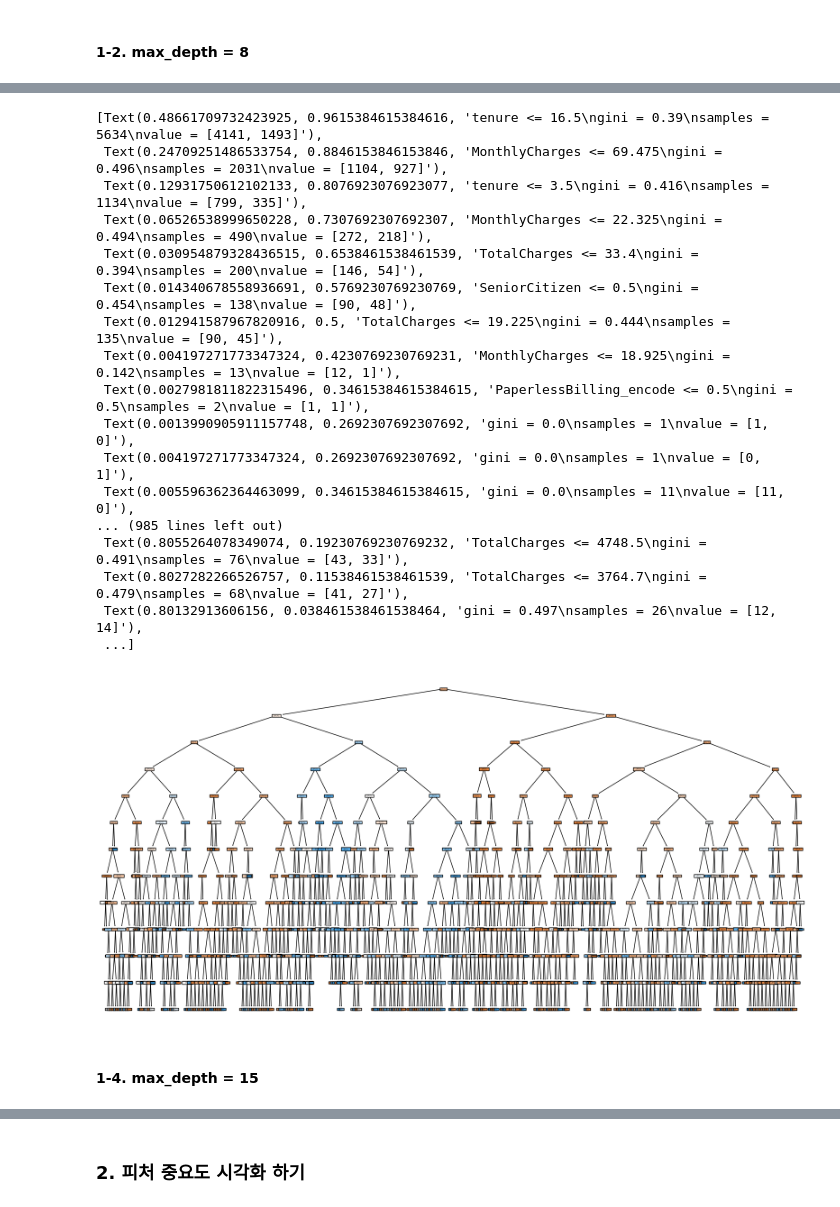
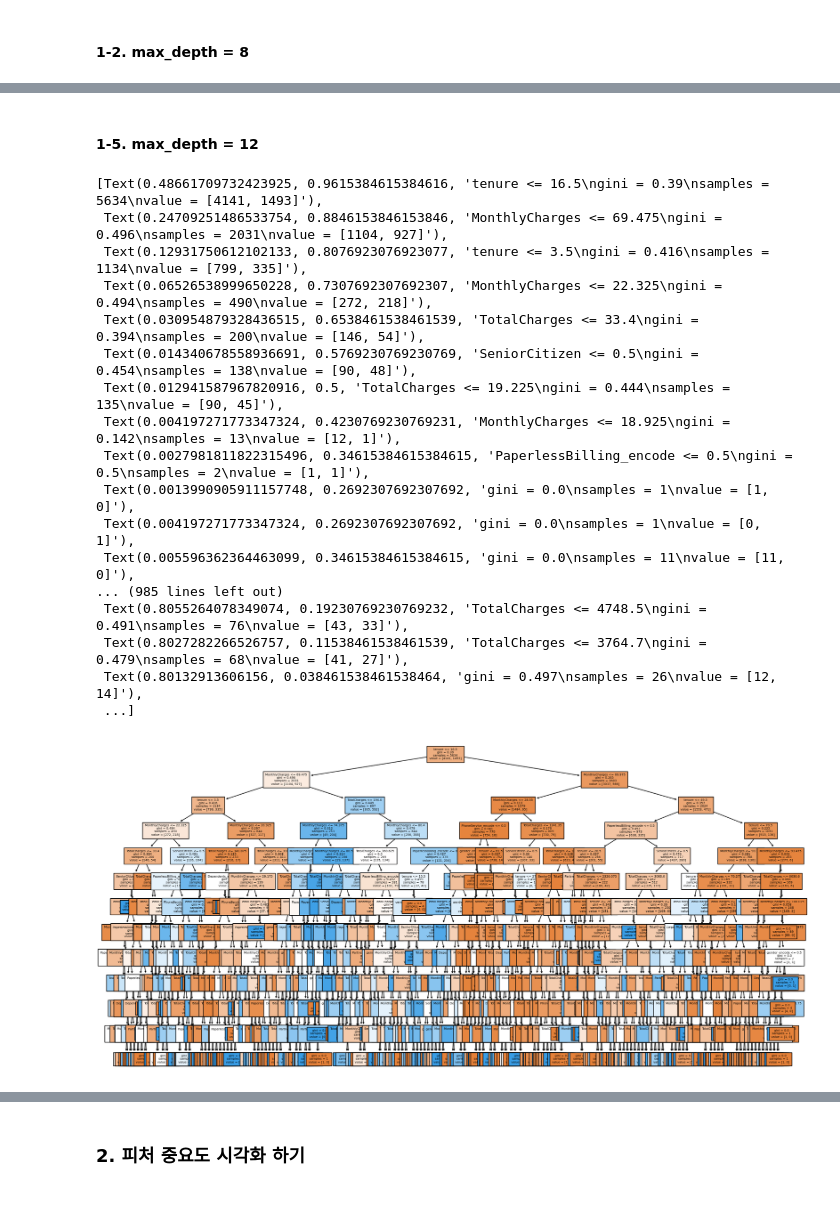
Before and after one commit to Minsoo0405/ML, a Jupyter notebook: Coaching_Study/code/1week_mission.ipynb, the cells around one changed output, grey strips where cells are left out. Drawn from its saved outputs; the diff is of its cells as text; code cells hidden in the pictures.

```diff
--- a/Coaching_Study/code/1week_mission.ipynb
+++ b/Coaching_Study/code/1week_mission.ipynb
@@ -8,7 +8,7 @@ import seaborn as sns
 # %% [markdown]
 ### 2. 데이터 불러오기
 # %%
-df = pd.read_csv('../data/WA_Fn-UseC_-Telco-Customer-Churn.csv')
+df = pd.read_csv('https://bit.ly/telco-csv"')
 print(df.shape)
 df.head(5)
 # %% [output]
@@ -331,0 +332,7 @@ array(['No', 'Yes', 'No', ..., 'No', 'No', 'No'], dtype=object)
+# %%
+model_9 = DecisionTreeClassifier(max_depth=9, random_state=64)
+
+model_9.fit(X_train, y_train)
+
+y_pred_9 = model_9.predict(X_test)
+y_pred_9
@@ -331,0 +343,7 @@ array(['No', 'Yes', 'No', ..., 'No', 'No', 'No'], dtype=object)
+# %%
+model_10 = DecisionTreeClassifier(max_depth=10, random_state=64)
+
+model_10.fit(X_train, y_train)
+
+y_pred_10 = model_10.predict(X_test)
+y_pred_10
@@ -428,28 +486,29 @@ plot_tree(model_8,
+# %% [markdown]
+#### 1-5. max_depth = 12
 # %%
 from sklearn.tree import plot_tree
 
 plt.figure(figsize=(20,10))
 plot_tree(model_12,
           feature_names=feature_names,
+          fontsize=5,
           filled=True)
 # %% [output]
 [Text(0.48661709732423925, 0.9615384615384616, 'tenure <= 16.5\ngini = 0.39\nsamples = 5634\nvalue = [4141, 1493]'),
  Text(0.24709251486533754, 0.8846153846153846, 'MonthlyCharges <= 69.475\ngini = 0.496\nsamples = 2031\nvalue = [1104, 927]'),
  Text(0.12931750612102133, 0.8076923076923077, 'tenure <= 3.5\ngini = 0.416\nsamples = 1134\nvalue = [799, 335]'),
  Text(0.06526538999650228, 0.7307692307692307, 'MonthlyCharges <= 22.325\ngini = 0.494\nsamples = 490\nvalue = [272, 218]'),
  Text(0.030954879328436515, 0.6538461538461539, 'TotalCharges <= 33.4\ngini = 0.394\nsamples = 200\nvalue = [146, 54]'),
  Text(0.014340678558936691, 0.5769230769230769, 'SeniorCitizen <= 0.5\ngini = 0.454\nsamples = 138\nvalue = [90, 48]'),
  Text(0.012941587967820916, 0.5, 'TotalCharges <= 19.225\ngini = 0.444\nsamples = 135\nvalue = [90, 45]'),
  Text(0.004197271773347324, 0.4230769230769231, 'MonthlyCharges <= 18.925\ngini = 0.142\nsamples = 13\nvalue = [12, 1]'),
  Text(0.0027981811822315496, 0.34615384615384615, 'PaperlessBilling_encode <= 0.5\ngini = 0.5\nsamples = 2\nvalue = [1, 1]'),
  Text(0.0013990905911157748, 0.2692307692307692, 'gini = 0.0\nsamples = 1\nvalue = [1, 0]'),
  Text(0.004197271773347324, 0.2692307692307692, 'gini = 0.0\nsamples = 1\nvalue = [0, 1]'),
  Text(0.005596362364463099, 0.34615384615384615, 'gini = 0.0\nsamples = 11\nvalue = [11, 0]'),
 ... (985 lines left out)
  Text(0.8055264078349074, 0.19230769230769232, 'TotalCharges <= 4748.5\ngini = 0.491\nsamples = 76\nvalue = [43, 33]'),
  Text(0.8027282266526757, 0.11538461538461539, 'TotalCharges <= 3764.7\ngini = 0.479\nsamples = 68\nvalue = [41, 27]'),
  Text(0.80132913606156, 0.038461538461538464, 'gini = 0.497\nsamples = 26\nvalue = [12, 14]'),
  ...]
-[figure, old version]
+[figure, new version]
-# %% [markdown]
-#### 1-4. max_depth = 15
```
Also changed, not shown: parts of 41 cells of this notebook, 8 other files.
